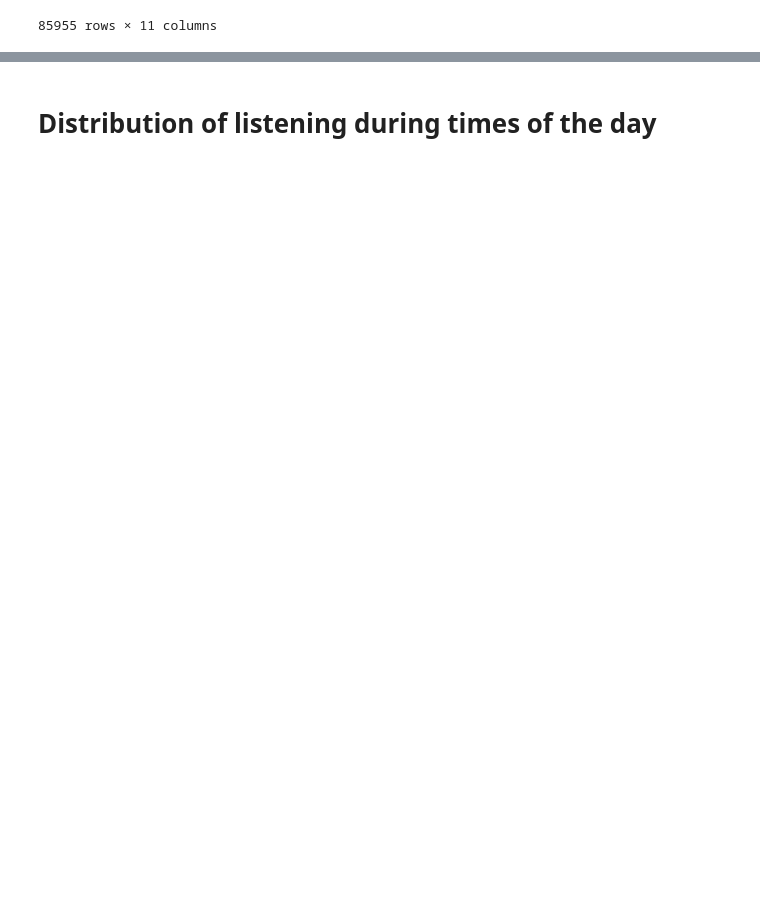
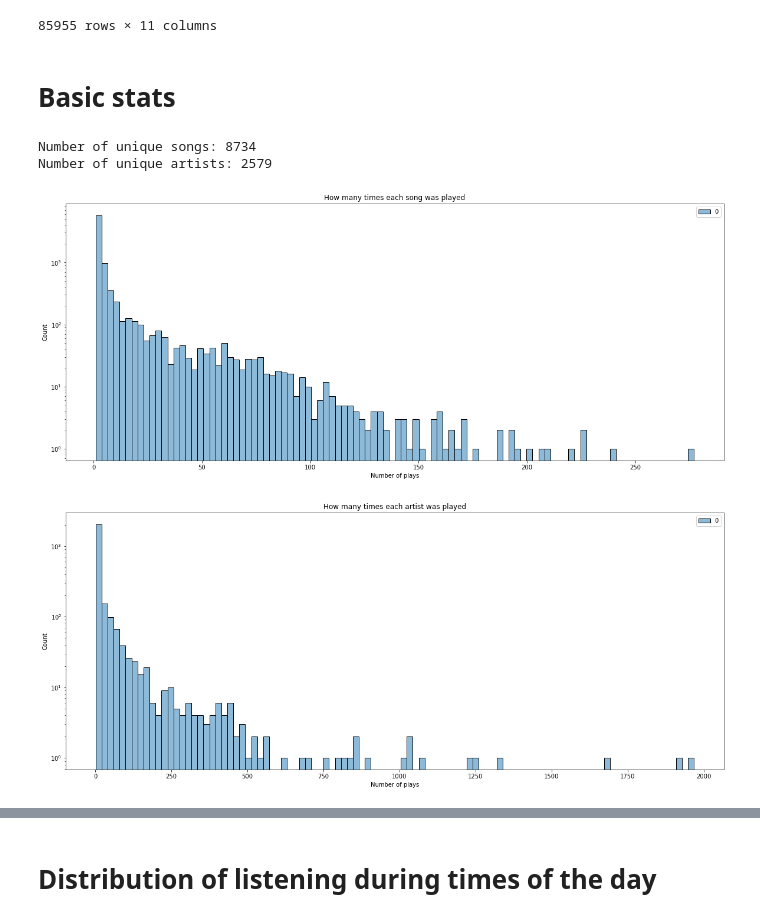
Before and after one commit to jonathanyin12/spotify-analysis, a Jupyter notebook: listening_history.ipynb, the cells around one changed output, grey strips where cells are left out. Drawn from its saved outputs; the diff is of its cells as text; code cells hidden in the pictures; blank space fills up the shorter version.

Commit message:
add basic stats

```diff
--- a/listening_history.ipynb
+++ b/listening_history.ipynb
@@ -44,3 +44,33 @@ history
 | 85953 | 2022-01-16 18:49:00 | Haley Joelle | Memory Lane | 85724 | 1.428733 | 0.023812 | 2022 | 1 | 16 | 18 | ... |
 | 85954 | 2022-01-16 18:53:00 | Cameron Sanderson | The Trauma and The Pleasure | 88721 | 1.478683 | 0.024645 | 2022 | 1 | 16 | 18 | ... |
 85955 rows × 11 columns
+# %% [markdown]
+# **Basic stats**
+# %%
+from collections import Counter
+
+
+song_counts = Counter(history['trackName'])
+artist_counts = Counter(history['artistName'])
+print('Number of unique songs:', len(song_counts))
+print('Number of unique artists:', len(artist_counts))
+# %% [output]
+Number of unique songs: 8734
+Number of unique artists: 2579
+# %%
+plt.figure(figsize=(20,8))
+plt.title('How many times each song was played')
+ax = sns.histplot(song_counts.values(), bins=100)
+ax.set_yscale('log')
+plt.xlabel('Number of plays')
+plt.show()
+
+plt.figure(figsize=(20,8))
+plt.title('How many times each artist was played')
+ax = sns.histplot(artist_counts.values(), bins=100)
+ax.set_yscale('log')
+plt.xlabel('Number of plays')
+plt.show()
+# %% [output]
+[figure, added]
+[figure, added]
```
Also changed, not shown: parts of 7 cells of this notebook.
